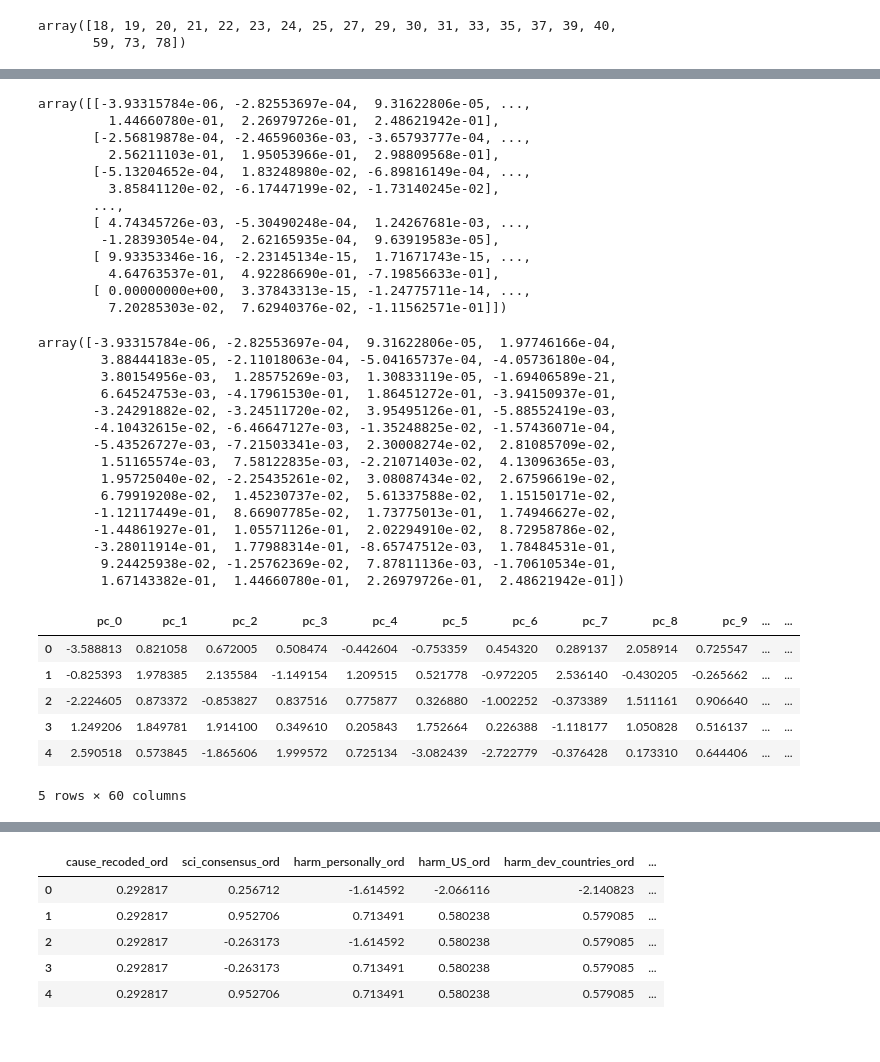
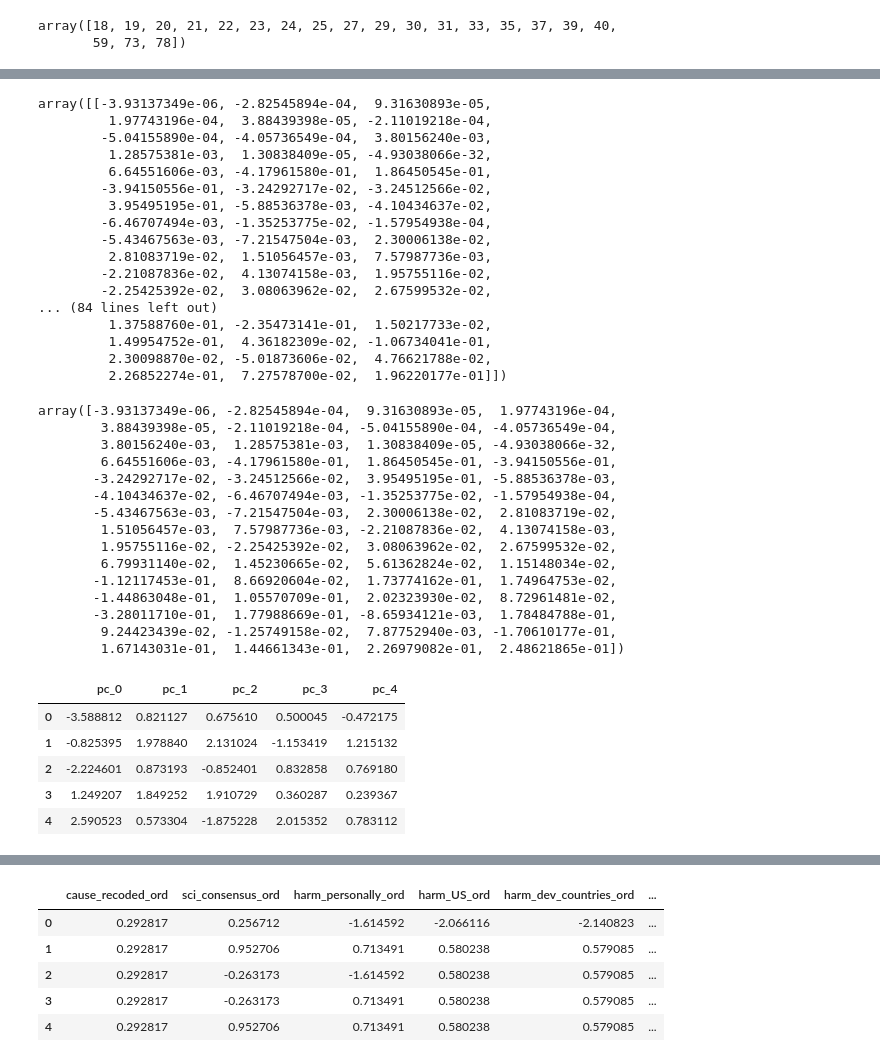
Before and after one commit to sabaiitj/Climate-Change-Survey, a Jupyter notebook: code/Saba_SelectKBest_and_PCA.ipynb, the cells around one changed output, grey strips where cells are left out. Saved outputs shown, nothing was run; the diff lists cells and outputs as text; code cells hidden in the pictures.

```diff
--- a/code/Saba_SelectKBest_and_PCA.ipynb
+++ b/code/Saba_SelectKBest_and_PCA.ipynb
@@ -48,7 +48,7 @@ X_train_ss_removed = X_train_ss.loc[:,removed_cols]
 X_test_ss_removed = X_test_ss.loc[:,removed_cols]
 # %%
 from sklearn.decomposition import PCA
-pca = PCA().fit(X_train_ss_removed)
+pca = PCA(n_components=5).fit(X_train_ss_removed)
 # %%
 pca.explained_variance_
 # %% [output]
@@ -116,50 +90,53 @@ ax.set_title('component vs cumulative variance explained\n', fontsize=20);
 # %%
 pca.components_
 # %% [output]
-array([[-3.93315784e-06, -2.82553697e-04,  9.31622806e-05, ...,
-         1.44660780e-01,  2.26979726e-01,  2.48621942e-01],
-       [-2.56819878e-04, -2.46596036e-03, -3.65793777e-04, ...,
-         2.56211103e-01,  1.95053966e-01,  2.98809568e-01],
-       [-5.13204652e-04,  1.83248980e-02, -6.89816149e-04, ...,
-         3.85841120e-02, -6.17447199e-02, -1.73140245e-02],
-       ...,
-       [ 4.74345726e-03, -5.30490248e-04,  1.24267681e-03, ...,
-        -1.28393054e-04,  2.62165935e-04,  9.63919583e-05],
-       [ 9.93353346e-16, -2.23145134e-15,  1.71671743e-15, ...,
-         4.64763537e-01,  4.92286690e-01, -7.19856633e-01],
-       [ 0.00000000e+00,  3.37843313e-15, -1.24775711e-14, ...,
-         7.20285303e-02,  7.62940376e-02, -1.11562571e-01]])
+array([[-3.93137349e-06, -2.82545894e-04,  9.31630893e-05,
+         1.97743196e-04,  3.88439398e-05, -2.11019218e-04,
+        -5.04155890e-04, -4.05736549e-04,  3.80156240e-03,
+         1.28575381e-03,  1.30838409e-05, -4.93038066e-32,
+         6.64551606e-03, -4.17961580e-01,  1.86450545e-01,
+        -3.94150556e-01, -3.24292717e-02, -3.24512566e-02,
+         3.95495195e-01, -5.88536378e-03, -4.10434637e-02,
+        -6.46707494e-03, -1.35253775e-02, -1.57954938e-04,
+        -5.43467563e-03, -7.21547504e-03,  2.30006138e-02,
+         2.81083719e-02,  1.51056457e-03,  7.57987736e-03,
+        -2.21087836e-02,  4.13074158e-03,  1.95755116e-02,
+        -2.25425392e-02,  3.08063962e-02,  2.67599532e-02,
+... (84 lines left out)
+         1.37588760e-01, -2.35473141e-01,  1.50217733e-02,
+         1.49954752e-01,  4.36182309e-02, -1.06734041e-01,
+         2.30098870e-02, -5.01873606e-02,  4.76621788e-02,
+         2.26852274e-01,  7.27578700e-02,  1.96220177e-01]])
 # %%
 pca.components_[0]
 # %% [output]
-array([-3.93315784e-06, -2.82553697e-04,  9.31622806e-05,  1.97746166e-04,
-        3.88444183e-05, -2.11018063e-04, -5.04165737e-04, -4.05736180e-04,
-        3.80154956e-03,  1.28575269e-03,  1.30833119e-05, -1.69406589e-21,
-        6.64524753e-03, -4.17961530e-01,  1.86451272e-01, -3.94150937e-01,
-       -3.24291882e-02, -3.24511720e-02,  3.95495126e-01, -5.88552419e-03,
-       -4.10432615e-02, -6.46647127e-03, -1.35248825e-02, -1.57436071e-04,
-       -5.43526727e-03, -7.21503341e-03,  2.30008274e-02,  2.81085709e-02,
-        1.51165574e-03,  7.58122835e-03, -2.21071403e-02,  4.13096365e-03,
-        1.95725040e-02, -2.25435261e-02,  3.08087434e-02,  2.67596619e-02,
-        6.79919208e-02,  1.45230737e-02,  5.61337588e-02,  1.15150171e-02,
-       -1.12117449e-01,  8.66907785e-02,  1.73775013e-01,  1.74946627e-02,
-       -1.44861927e-01,  1.05571126e-01,  2.02294910e-02,  8.72958786e-02,
-       -3.28011914e-01,  1.77988314e-01, -8.65747512e-03,  1.78484531e-01,
-        9.24425938e-02, -1.25762369e-02,  7.87811136e-03, -1.70610534e-01,
-        1.67143382e-01,  1.44660780e-01,  2.26979726e-01,  2.48621942e-01])
+array([-3.93137349e-06, -2.82545894e-04,  9.31630893e-05,  1.97743196e-04,
+        3.88439398e-05, -2.11019218e-04, -5.04155890e-04, -4.05736549e-04,
+        3.80156240e-03,  1.28575381e-03,  1.30838409e-05, -4.93038066e-32,
+        6.64551606e-03, -4.17961580e-01,  1.86450545e-01, -3.94150556e-01,
+       -3.24292717e-02, -3.24512566e-02,  3.95495195e-01, -5.88536378e-03,
+       -4.10434637e-02, -6.46707494e-03, -1.35253775e-02, -1.57954938e-04,
+       -5.43467563e-03, -7.21547504e-03,  2.30006138e-02,  2.81083719e-02,
+        1.51056457e-03,  7.57987736e-03, -2.21087836e-02,  4.13074158e-03,
+        1.95755116e-02, -2.25425392e-02,  3.08063962e-02,  2.67599532e-02,
+        6.79931140e-02,  1.45230665e-02,  5.61362824e-02,  1.15148034e-02,
+       -1.12117453e-01,  8.66920604e-02,  1.73774162e-01,  1.74964753e-02,
+       -1.44863048e-01,  1.05570709e-01,  2.02323930e-02,  8.72961481e-02,
+       -3.28011710e-01,  1.77988669e-01, -8.65934121e-03,  1.78484788e-01,
+        9.24423439e-02, -1.25749158e-02,  7.87752940e-03, -1.70610177e-01,
+        1.67143031e-01,  1.44661343e-01,  2.26979082e-01,  2.48621865e-01])
 # %%
 # "new" columns -- PC's
 pca_df = pd.DataFrame(pca.transform(X_train_ss_removed),
-                      columns=['pc_' + str(i) for i in range(X_train_ss_removed.shape[1])])
+                      columns=['pc_' + str(i) for i in range(5)])
 pca_df.head()
 # %% [output]
-|  | pc_0 | pc_1 | pc_2 | pc_3 | pc_4 | pc_5 | pc_6 | pc_7 | pc_8 | pc_9 | ... | ... |
-| 0 | -3.588813 | 0.821058 | 0.672005 | 0.508474 | -0.442604 | -0.753359 | 0.454320 | 0.289137 | 2.058914 | 0.725547 | ... | ... |
-| 1 | -0.825393 | 1.978385 | 2.135584 | -1.149154 | 1.209515 | 0.521778 | -0.972205 | 2.536140 | -0.430205 | -0.265662 | ... | ... |
-| 2 | -2.224605 | 0.873372 | -0.853827 | 0.837516 | 0.775877 | 0.326880 | -1.002252 | -0.373389 | 1.511161 | 0.906640 | ... | ... |
-| 3 | 1.249206 | 1.849781 | 1.914100 | 0.349610 | 0.205843 | 1.752664 | 0.226388 | -1.118177 | 1.050828 | 0.516137 | ... | ... |
-| 4 | 2.590518 | 0.573845 | -1.865606 | 1.999572 | 0.725134 | -3.082439 | -2.722779 | -0.376428 | 0.173310 | 0.644406 | ... | ... |
+|  | pc_0 | pc_1 | pc_2 | pc_3 | pc_4 |
+| 0 | -3.588812 | 0.821127 | 0.675610 | 0.500045 | -0.472175 |
+| 1 | -0.825395 | 1.978840 | 2.131024 | -1.153419 | 1.215132 |
+| 2 | -2.224601 | 0.873193 | -0.852401 | 0.832858 | 0.769180 |
+| 3 | 1.249207 | 1.849252 | 1.910729 | 0.360287 | 0.239367 |
+| 4 | 2.590523 | 0.573304 | -1.875228 | 2.015352 | 0.783112 |
-5 rows × 60 columns
 # %%
 noise = pca_df.iloc[:,:5]
 # %%
```
Also changed, not shown: parts of 7 cells of this notebook.
